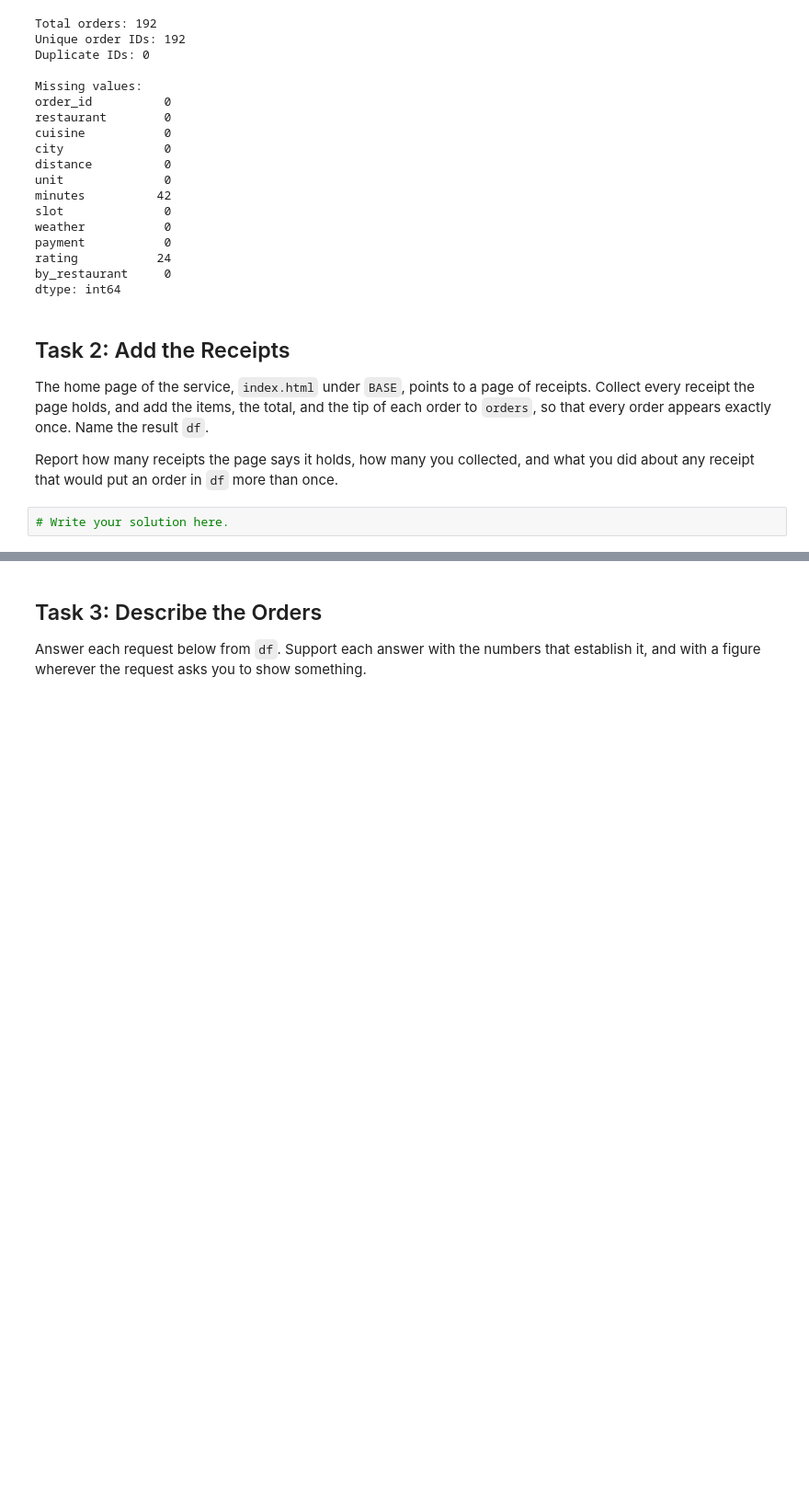
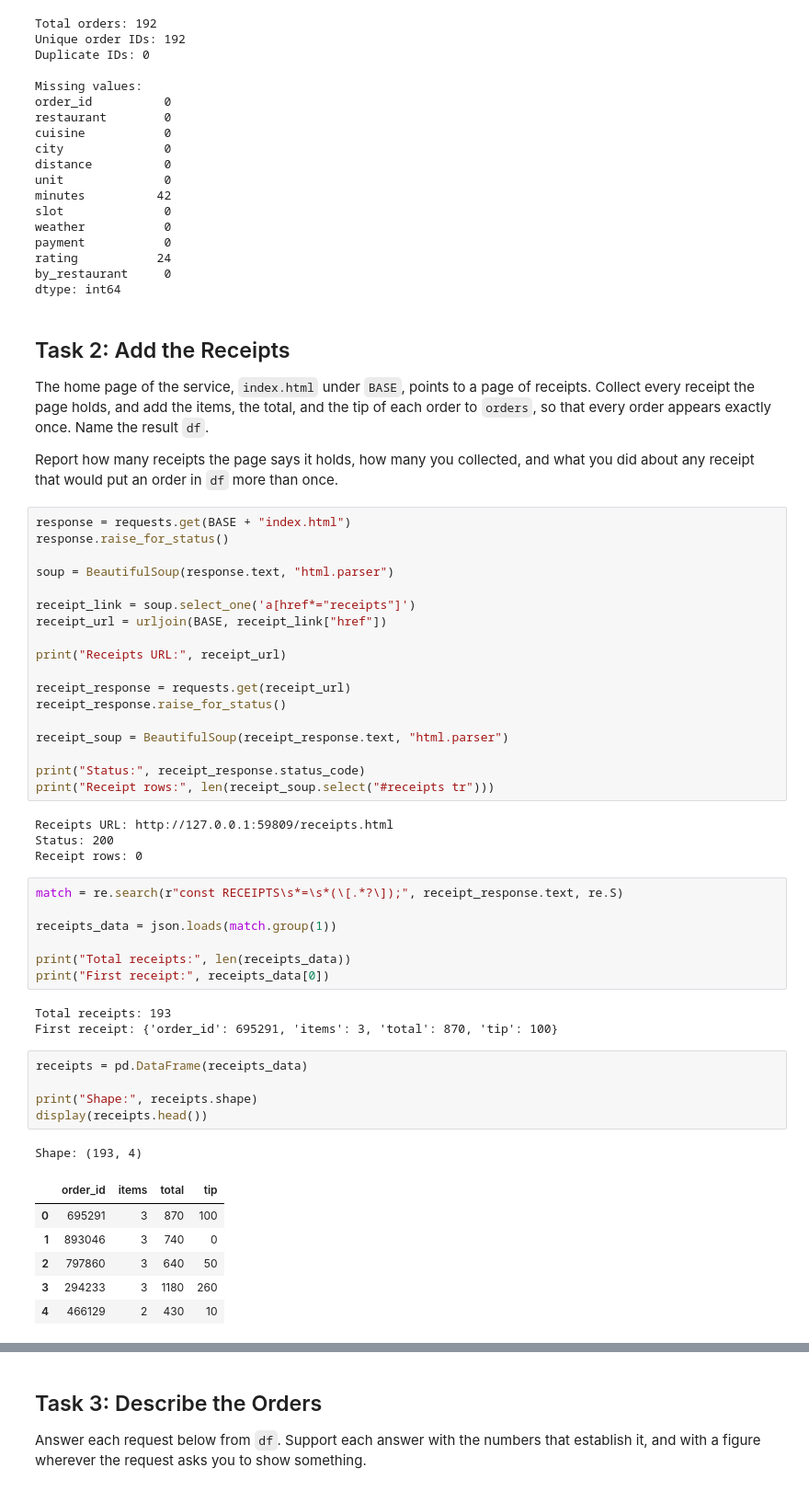
Before and after one commit to andrejgruevski/data-science, a Jupyter notebook: labs/02-food-delivery/notebook.ipynb, the cells around one changed output, grey strips where cells are left out. Shown at 92% size. Cells and saved outputs as stored; diff of their text form; blank space fills up the shorter version.

Commit message:
Complete Task 2: Extract and merge receipts

```diff
--- a/labs/02-food-delivery/notebook.ipynb
+++ b/labs/02-food-delivery/notebook.ipynb
@@ -352,4 +340,47 @@ The home page of the service, `index.html` under `BASE`, points to a page of rec
 
 Report how many receipts the page says it holds, how many you collected, and what you did about any receipt that would put an order in `df` more than once.
 # %%
-# Write your solution here.
+response = requests.get(BASE + "index.html")
+response.raise_for_status()
+
+soup = BeautifulSoup(response.text, "html.parser")
+
+receipt_link = soup.select_one('a[href*="receipts"]')
+receipt_url = urljoin(BASE, receipt_link["href"])
+
+print("Receipts URL:", receipt_url)
+
+receipt_response = requests.get(receipt_url)
+receipt_response.raise_for_status()
+
+receipt_soup = BeautifulSoup(receipt_response.text, "html.parser")
+
+print("Status:", receipt_response.status_code)
+print("Receipt rows:", len(receipt_soup.select("#receipts tr")))
+# %% [output]
+Receipts URL: http://127.0.0.1:59809/receipts.html
+Status: 200
+Receipt rows: 0
+# %%
+match = re.search(r"const RECEIPTS\s*=\s*(\[.*?\]);", receipt_response.text, re.S)
+
+receipts_data = json.loads(match.group(1))
+
+print("Total receipts:", len(receipts_data))
+print("First receipt:", receipts_data[0])
+# %% [output]
+Total receipts: 193
+First receipt: {'order_id': 695291, 'items': 3, 'total': 870, 'tip': 100}
+# %%
+receipts = pd.DataFrame(receipts_data)
+
+print("Shape:", receipts.shape)
+display(receipts.head())
+# %% [output]
+Shape: (193, 4)
+|  | order_id | items | total | tip |
+| 0 | 695291 | 3 | 870 | 100 |
+| 1 | 893046 | 3 | 740 | 0 |
+| 2 | 797860 | 3 | 640 | 50 |
+| 3 | 294233 | 3 | 1180 | 260 |
+| 4 | 466129 | 2 | 430 | 10 |
```
Also changed, not shown: parts of 7 cells of this notebook.
